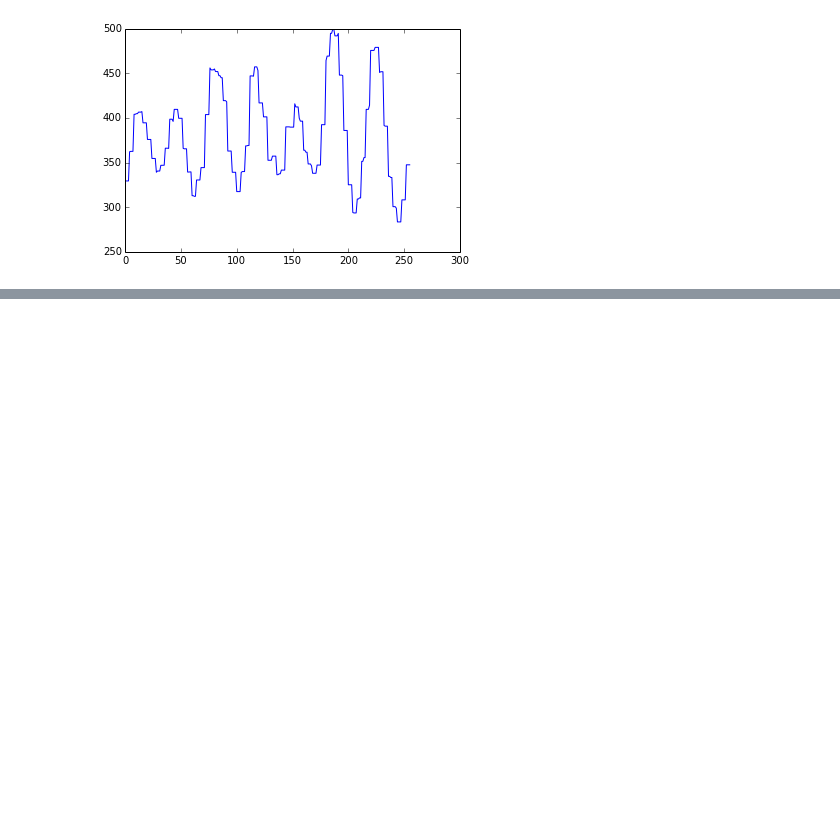
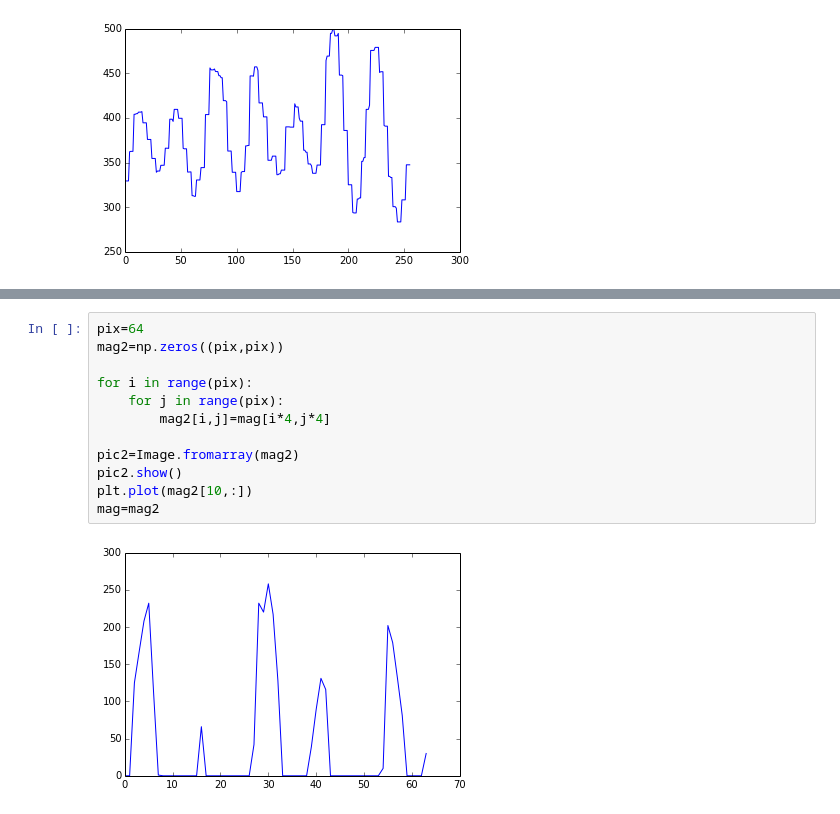
Before and after one commit to rethmecc/Phy411Assignments, a Jupyter notebook: STM.ipynb, the cells around one changed output, grey strips where cells are left out. Cells and saved outputs as stored; diff of their text form; blank space fills up the shorter version.

```diff
--- a/STM.ipynb
+++ b/STM.ipynb
@@ -265,0 +267,14 @@ print mag
+# %%
+pix=64
+mag2=np.zeros((pix,pix))
+
+for i in range(pix):
+    for j in range(pix):
+        mag2[i,j]=mag[i*4,j*4]
+
+pic2=Image.fromarray(mag2)
+pic2.show()
+plt.plot(mag2[10,:])
+mag=mag2
+# %% [output]
+[figure, added]
```
Also changed, not shown: parts of 16 cells of this notebook, 1 other file.
